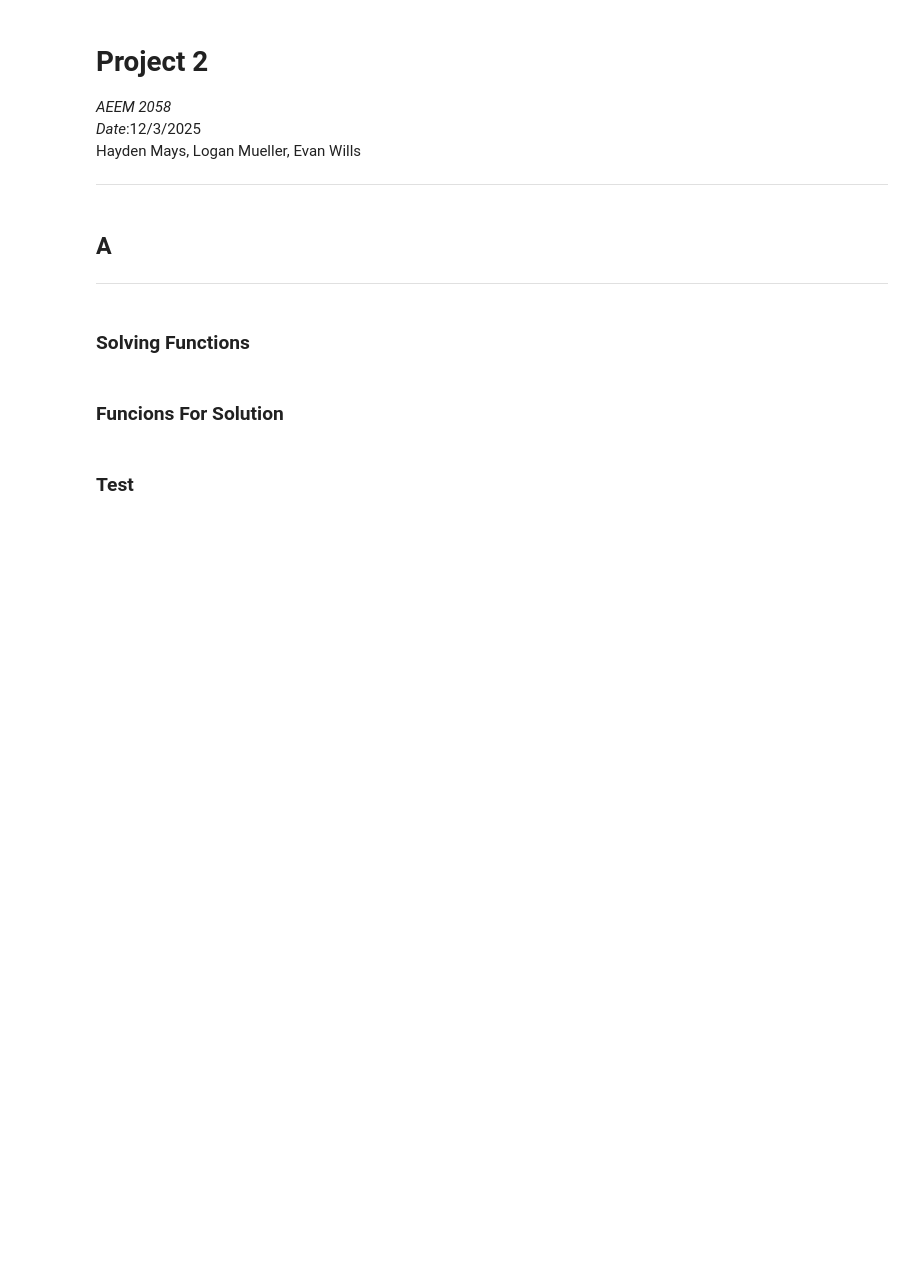
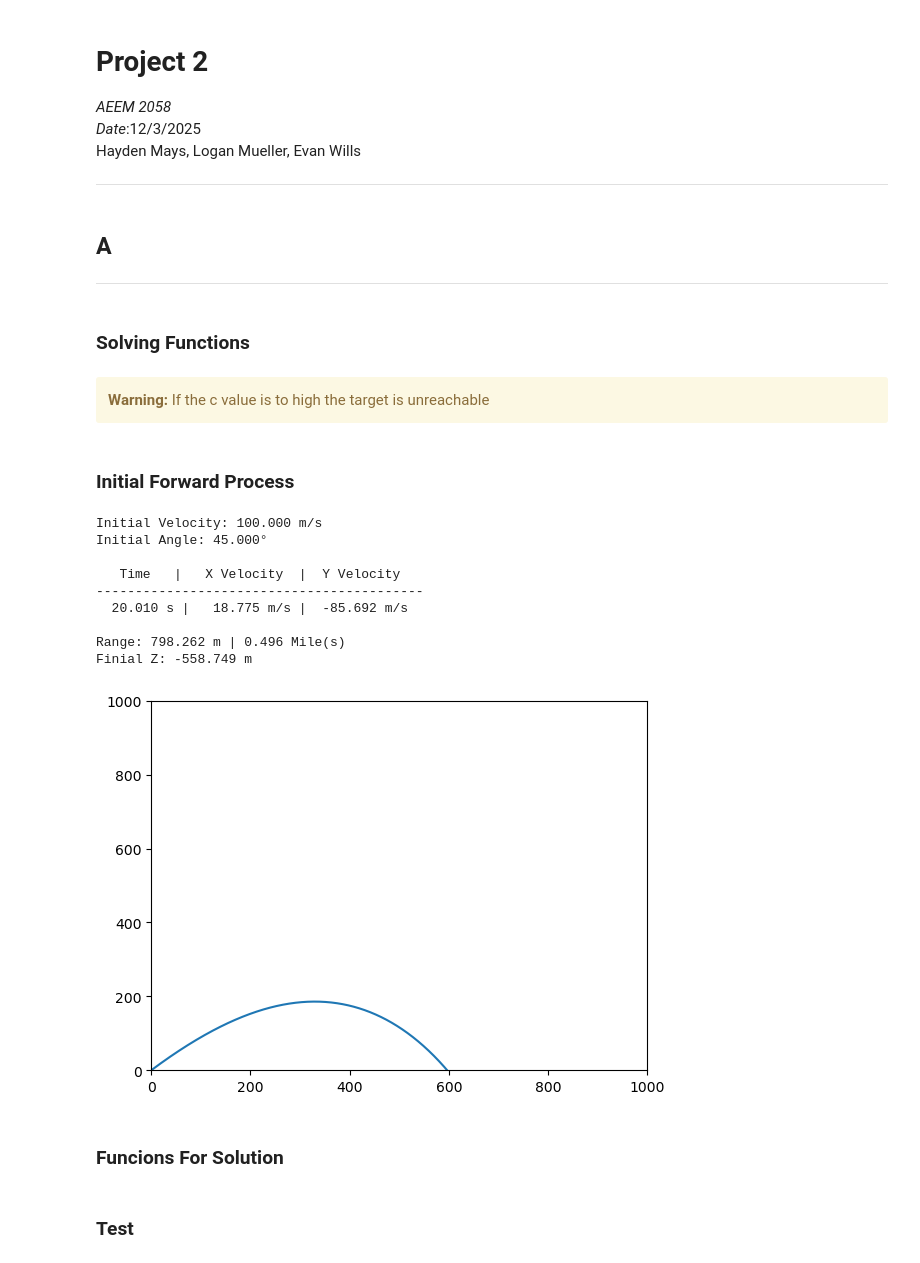
Before and after one commit to Hdog0723/Computing-Project-2, a Jupyter notebook: Project_2.ipynb, the cells around one changed output. Saved outputs shown, nothing was run; the diff lists cells and outputs as text; code cells hidden in the pictures; blank space fills up the shorter version.

```diff
--- a/Project_2.ipynb
+++ b/Project_2.ipynb
@@ -64,6 +63,58 @@ def system(t,state):
     dv_z=-g-c*v_z*v
 
     return np.array([dx,dz,dv_x,dv_z])
+# %% [markdown]
+<div class='alert alert-block alert-warning'>
+<b>Warning: </b>If the c value is to high the target is unreachable
+</div>
+# %% [markdown]
+### Initial Forward Process
+# %%
+t_initial=0
+t_finial=20
+t_step=0.01
+N=int((t_finial-t_initial)/t_step)
+
+
+
+v0=100 #m/s
+theta0=45
+
+y0=np.array([0,0,v0*np.cos(np.deg2rad(theta0)),v0*np.sin(np.deg2rad(theta0))])
+
+t_c,v=Euler(t_initial,t_finial,t_step,y0,system)
+v_x=v.T[2]
+trapx=(t_step/2)*(v_x[0]+ 2*sum(v_x[1:N-1])+v_x[N-1])
+
+v_z=v.T[3]
+trapz=(t_step/2)*(v_z[0]+ 2*sum(v_z[1:N-1])+v_z[N-1])
+
+print(f'Initial Velocity: {v0:0.03f} m/s')
+print(f'Initial Angle: {theta0:0.03f}°\n')
+
+print('Time'.center(10)+'|'+'X Velocity'.center(15)+'|'+'Y Velocity'.center(14))
+print(''.center(42,'-'))
+for t,vx,vz in zip(t_c,v_x,v_z):
+    print(f'{t:7.03f} s | {vx:8.03f} m/s | {vz:8.03f} m/s'.center(42),end='\r',flush=True)
+
+print(f'\n\nRange: {trapx:0.03f} m | {trapx/1609:0.03f} Mile(s)')
+
+print(f'Finial Z: {trapz:0.03f} m\n')
+plt.plot(v.T[0],v.T[1])
+plt.ylim((0,1000))
+plt.xlim((0,1000))
+plt.show()
+# %% [output]
+Initial Velocity: 100.000 m/s
+Initial Angle: 45.000°
+
+   Time   |   X Velocity  |  Y Velocity
+------------------------------------------
+  20.010 s |   18.775 m/s |  -85.692 m/s
+
+Range: 798.262 m | 0.496 Mile(s)
+Finial Z: -558.749 m
+[figure, added]
 # %% [markdown]
 ### Funcions For Solution
 # %%
```
Also changed, not shown: parts of 11 cells of this notebook.
